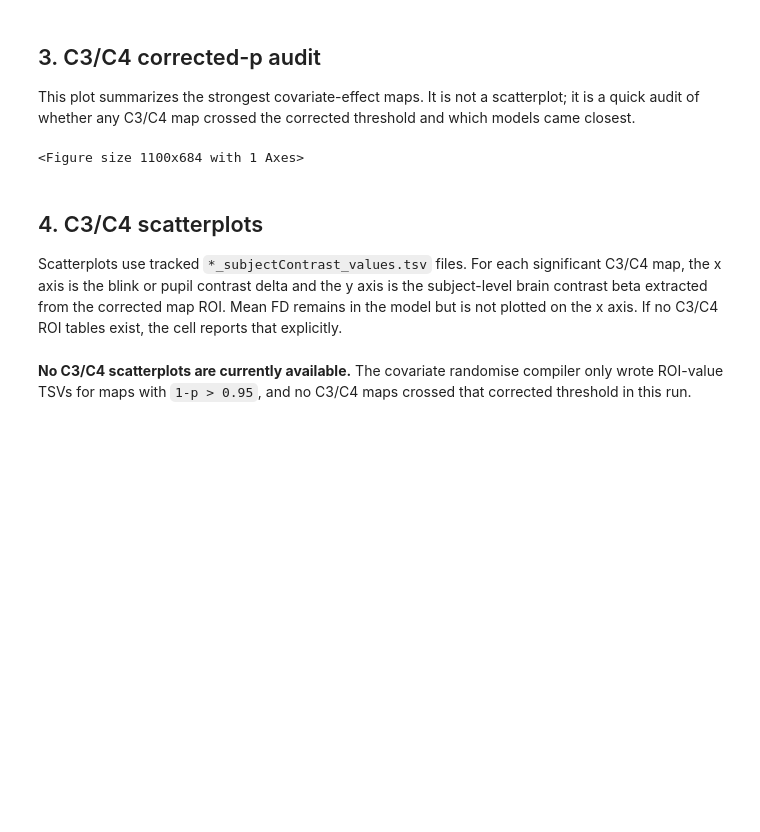
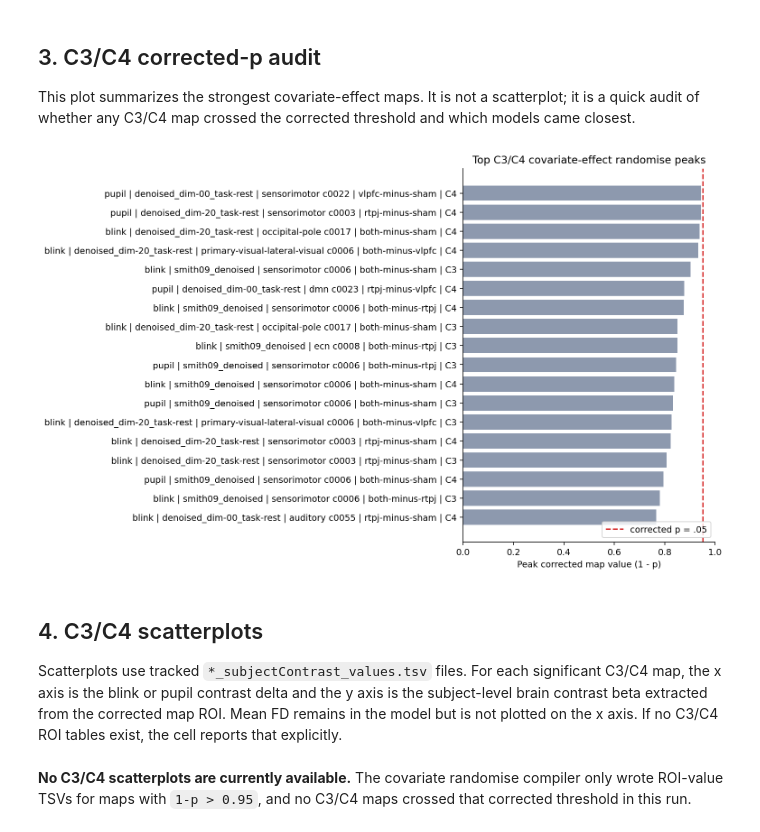
Before and after one commit to DVS-Lab/r21-rest, a Jupyter notebook: notebooks/plot_covariate_randomise_scatterplots.ipynb, the cells around one changed output. Drawn from its saved outputs; the diff is of its cells as text; code cells hidden in the pictures; blank space fills up the shorter version.

```diff
--- a/notebooks/plot_covariate_randomise_scatterplots.ipynb
+++ b/notebooks/plot_covariate_randomise_scatterplots.ipynb
@@ -29,13 +29,25 @@ Project root: /Users/tug87422/github/r21-rest
 
 FSL corrected-p images store `1-p`, so `peak_corrp > 0.95` corresponds to corrected `p < 0.05`. This first audit focuses on C3/C4, the covariate-effect tests. C1/C2 main effects are handled in later sections.
 # %%
+from io import BytesIO
+
 import matplotlib.pyplot as plt
+import nibabel as nib
+from nilearn import datasets, image, plotting
 import numpy as np
 import pandas as pd
 from scipy import stats
-from IPython.display import display, Markdown
+from IPython.display import display, Markdown, Image as IPyImage
 
 CORRP_THRESHOLD = 0.95
+
+
+def display_figure(fig, dpi=140):
+    buffer = BytesIO()
+    fig.savefig(buffer, format='png', dpi=dpi, bbox_inches='tight')
+    buffer.seek(0)
+    display(IPyImage(data=buffer.getvalue()))
+    plt.close(fig)
 SUMMARY = PROJECT_ROOT / 'derivatives' / 'fsl' / 'covariate_randomise_summary' / 'task-rest_covariate-randomise_peak_summary.tsv'
 if not SUMMARY.is_file():
     raise FileNotFoundError(SUMMARY)
@@ -101,31 +113,30 @@ This plot summarizes the strongest covariate-effect maps. It is not a scatterplo
 # %%
 top_n = min(18, len(covariate_rows))
 top = covariate_rows.sort_values('peak_corrp_num', ascending=False).head(top_n).iloc[::-1].copy()
 labels = (
     top['model_label'].str.replace('cov-fdmean-', '', regex=False)
     + ' | ' + top['analysis']
     + ' | ' + top['network']
     + ' c' + top['component']
     + ' | ' + top['condition_contrast']
     + ' | ' + top['design_contrast']
 )
 colors = np.where(top['peak_corrp_num'] > CORRP_THRESHOLD, '#0072B2', '#8d99ae')
 
 fig_height = max(5, 0.38 * top_n)
 fig, ax = plt.subplots(figsize=(11, fig_height))
 ax.barh(labels, top['peak_corrp_num'], color=colors)
 ax.axvline(CORRP_THRESHOLD, color='#d62828', linestyle='--', linewidth=1.5, label='corrected p = .05')
 ax.set_xlim(0, 1)
 ax.set_xlabel('Peak corrected map value (1 - p)')
 ax.set_title('Top C3/C4 covariate-effect randomise peaks')
 ax.legend(loc='lower right')
 for spine in ('top', 'right'):
     ax.spines[spine].set_visible(False)
 plt.tight_layout()
-display(fig)
-plt.close(fig)
+display_figure(fig)
 # %% [output]
-<Figure size 1100x684 with 1 Axes>
+[figure, added]
 # %% [markdown]
 ## 4. C3/C4 scatterplots
 
```
Also changed, not shown: parts of 4 cells of this notebook, 1 other file.
